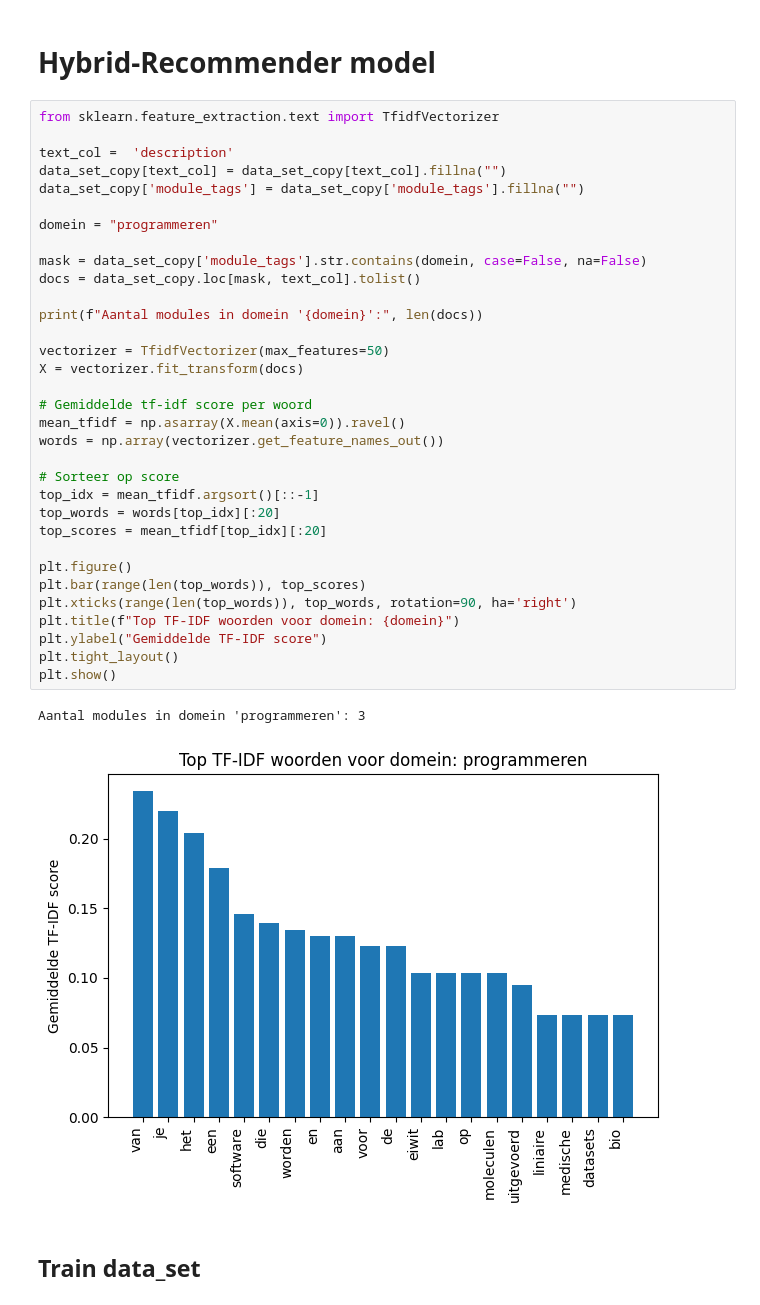
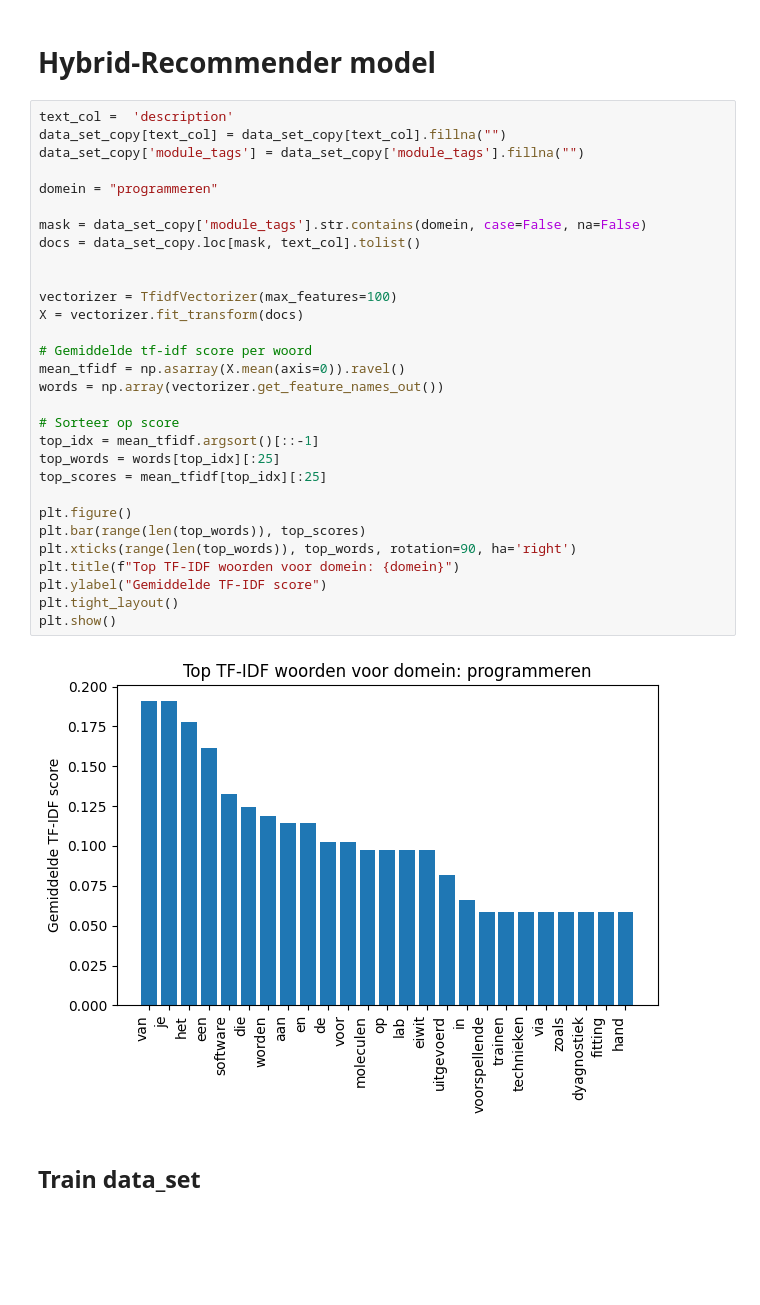
Before and after one commit to EnesT51/LU2-AI-Prototype, a Jupyter notebook: AI-PoC/AI_PoC.ipynb, the cells around one changed output. Cells and saved outputs as stored; diff of their text form; blank space fills up the shorter version.

```diff
--- a/AI-PoC/AI_PoC.ipynb
+++ b/AI-PoC/AI_PoC.ipynb
@@ -239,41 +240,37 @@ plt.show()
 # %% [markdown]
 # Hybrid-Recommender model
 # %%
-from sklearn.feature_extraction.text import TfidfVectorizer
-
 text_col =  'description'
 data_set_copy[text_col] = data_set_copy[text_col].fillna("")
 data_set_copy['module_tags'] = data_set_copy['module_tags'].fillna("")
 
 domein = "programmeren"
 
 mask = data_set_copy['module_tags'].str.contains(domein, case=False, na=False)
 docs = data_set_copy.loc[mask, text_col].tolist()
 
-print(f"Aantal modules in domein '{domein}':", len(docs))
 
-vectorizer = TfidfVectorizer(max_features=50)
+vectorizer = TfidfVectorizer(max_features=100)
 X = vectorizer.fit_transform(docs)
 
 # Gemiddelde tf-idf score per woord
 mean_tfidf = np.asarray(X.mean(axis=0)).ravel()
 words = np.array(vectorizer.get_feature_names_out())
 
 # Sorteer op score
 top_idx = mean_tfidf.argsort()[::-1]
-top_words = words[top_idx][:20]
-top_scores = mean_tfidf[top_idx][:20]
+top_words = words[top_idx][:25]
+top_scores = mean_tfidf[top_idx][:25]
 
 plt.figure()
 plt.bar(range(len(top_words)), top_scores)
 plt.xticks(range(len(top_words)), top_words, rotation=90, ha='right')
 plt.title(f"Top TF-IDF woorden voor domein: {domein}")
 plt.ylabel("Gemiddelde TF-IDF score")
 plt.tight_layout()
 plt.show()
 # %% [output]
-Aantal modules in domein 'programmeren': 3
-[figure, old version]
+[figure, new version]
 # %% [markdown]
 ## Train data_set
 # %%
```
Also changed, not shown: parts of 7 cells of this notebook.
